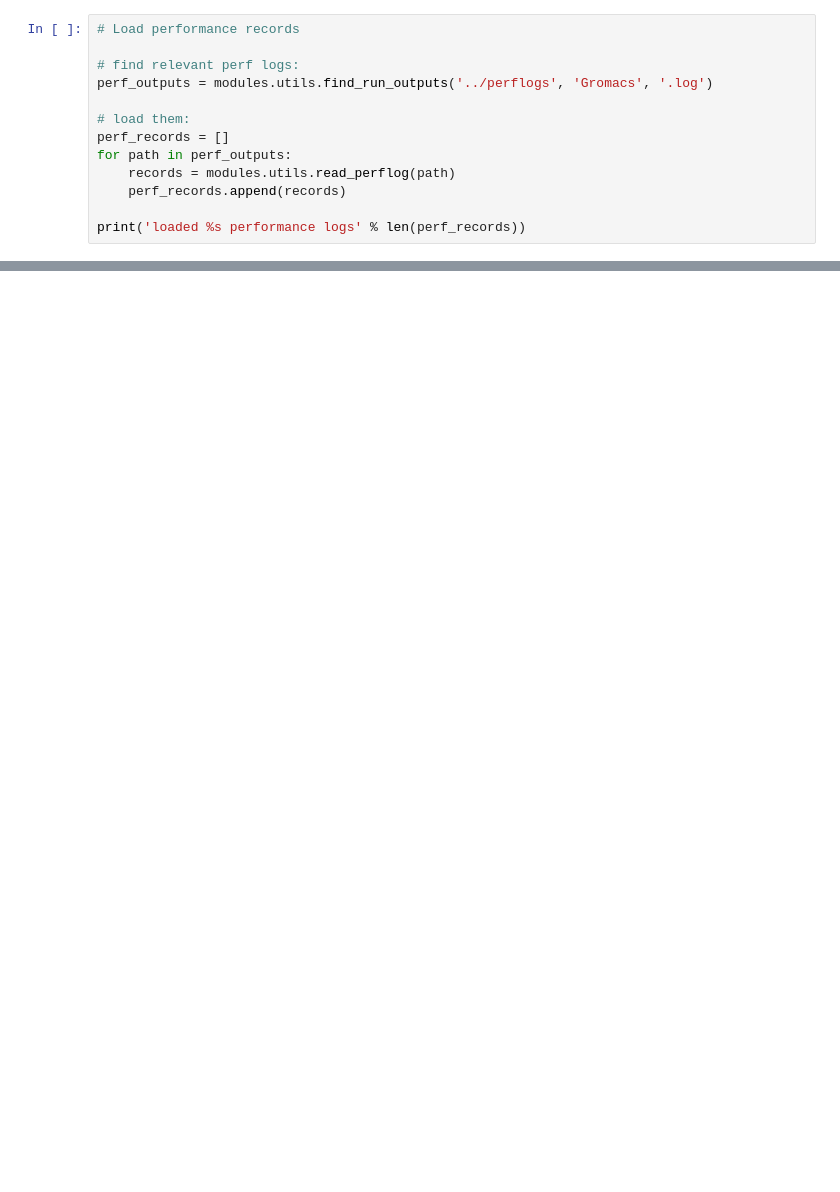
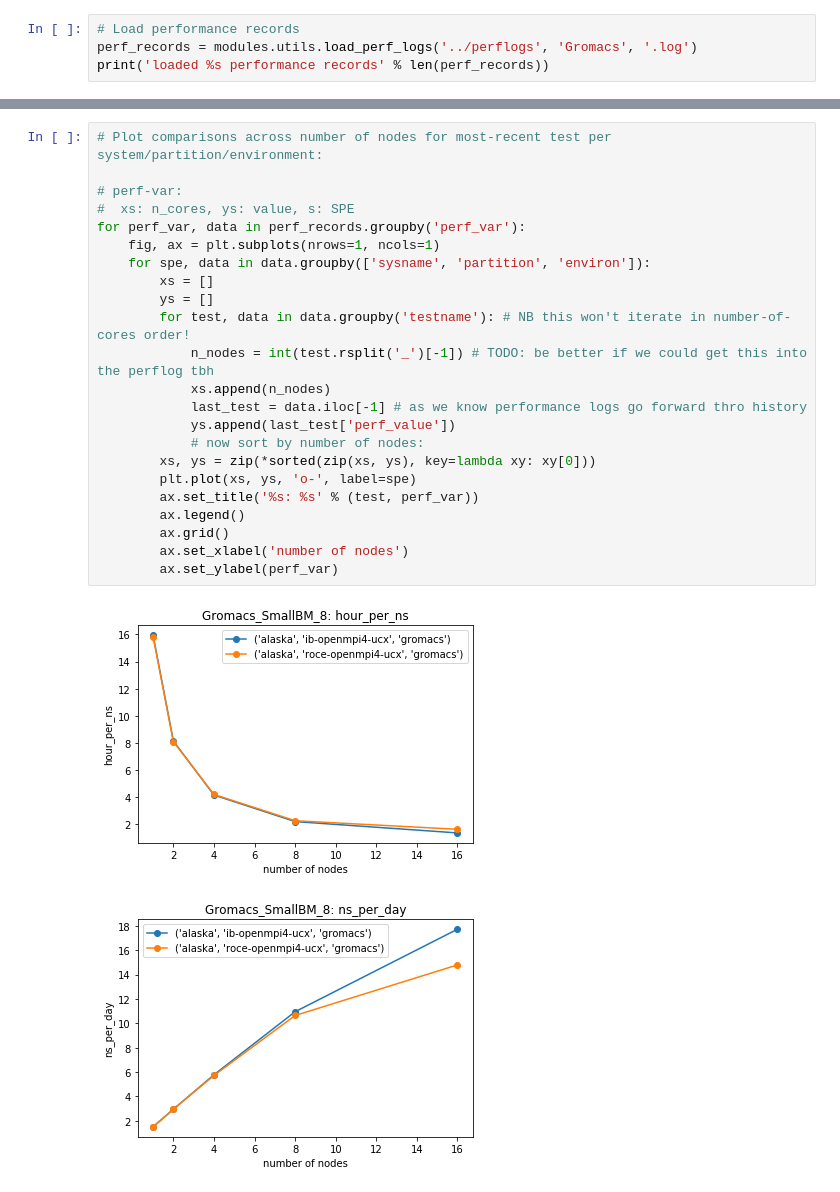
Before and after one commit to ukri-excalibur/excalibur-tests, a Jupyter notebook: gromacs/Gromacs.ipynb, the cells around one changed output, grey strips where cells are left out. Saved outputs shown, nothing was run; the diff lists cells and outputs as text; blank space fills up the shorter version.

Commit message:
move all perf_var plotting to pandas df in utils

```diff
--- a/gromacs/Gromacs.ipynb
+++ b/gromacs/Gromacs.ipynb
@@ -6,15 +11,6 @@ sys.path.append('../')
 import modules
 # %%
 # Load performance records
-
-# find relevant perf logs:
-perf_outputs = modules.utils.find_run_outputs('../perflogs', 'Gromacs', '.log')
-
-# load them:
-perf_records = []
-for path in perf_outputs:
-    records = modules.utils.read_perflog(path)
-    perf_records.append(records)
-
-print('loaded %s performance logs' % len(perf_records))
+perf_records = modules.utils.load_perf_logs('../perflogs', 'Gromacs', '.log')
+print('loaded %s performance records' % len(perf_records))
 # %% [output]
@@ -143,0 +18,26 @@ loaded 10 performance logs from 5 tests:
+# %%
+# Plot comparisons across number of nodes for most-recent test per system/partition/environment:
+
+# perf-var:
+#  xs: n_cores, ys: value, s: SPE
+for perf_var, data in perf_records.groupby('perf_var'):
+    fig, ax = plt.subplots(nrows=1, ncols=1)
+    for spe, data in data.groupby(['sysname', 'partition', 'environ']):
+        xs = []
+        ys = []
+        for test, data in data.groupby('testname'): # NB this won't iterate in number-of-cores order!
+            n_nodes = int(test.rsplit('_')[-1]) # TODO: be better if we could get this into the perflog tbh
+            xs.append(n_nodes)
+            last_test = data.iloc[-1] # as we know performance logs go forward thro history
+            ys.append(last_test['perf_value'])
+            # now sort by number of nodes:
+        xs, ys = zip(*sorted(zip(xs, ys), key=lambda xy: xy[0]))
+        plt.plot(xs, ys, 'o-', label=spe)
+        ax.set_title('%s: %s' % (test, perf_var))
+        ax.legend()
+        ax.grid()
+        ax.set_xlabel('number of nodes')
+        ax.set_ylabel(perf_var)
+# %% [output]
+[figure, added]
+[figure, added]
```
Also changed, not shown: parts of 5 cells of this notebook, 3 other files.
